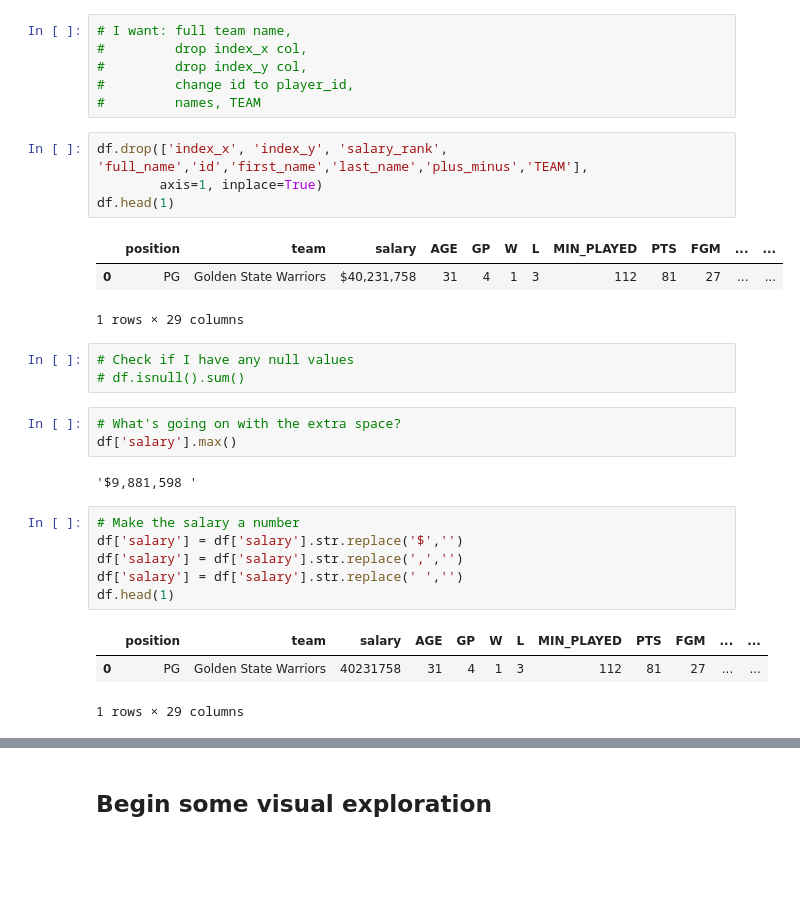
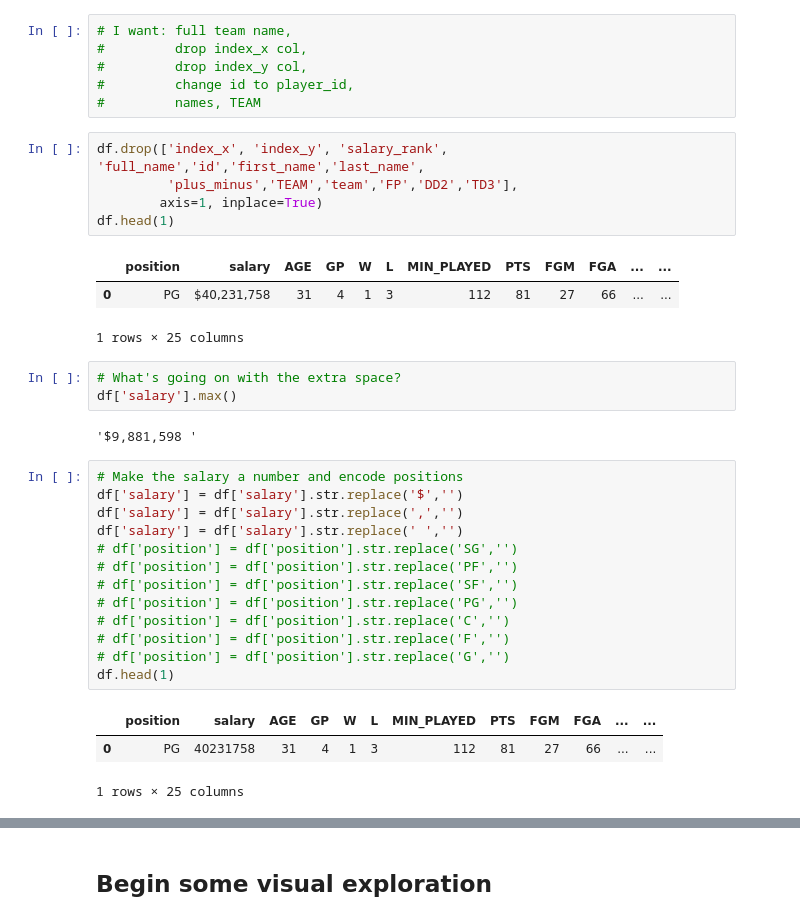
Before and after one commit to jacobpad/jacobpad.github.io, a Jupyter notebook: data/U2_Project_NBA.ipynb, the cells around one changed output, grey strips where cells are left out. Saved outputs shown, nothing was run; the diff lists cells and outputs as text; blank space fills up the shorter version.

```diff
--- a/data/U2_Project_NBA.ipynb
+++ b/data/U2_Project_NBA.ipynb
@@ -180,28 +185,33 @@ df.shape
 #         change id to player_id,
 #         names, TEAM
 # %%
-df.drop(['index_x', 'index_y', 'salary_rank', 'full_name','id','first_name','last_name','plus_minus','TEAM'],
+df.drop(['index_x', 'index_y', 'salary_rank', 'full_name','id','first_name','last_name',
+         'plus_minus','TEAM','team','FP','DD2','TD3'],
         axis=1, inplace=True)
 df.head(1)
 # %% [output]
-|  | position | team | salary | AGE | GP | W | L | MIN_PLAYED | PTS | FGM | ... | ... |
-| 0 | PG | Golden State Warriors | $40,231,758 | 31 | 4 | 1 | 3 | 112 | 81 | 27 | ... | ... |
+|  | position | salary | AGE | GP | W | L | MIN_PLAYED | PTS | FGM | FGA | ... | ... |
+| 0 | PG | $40,231,758 | 31 | 4 | 1 | 3 | 112 | 81 | 27 | 66 | ... | ... |
-1 rows × 29 columns
+1 rows × 25 columns
-# %%
-# Check if I have any null values
-# df.isnull().sum()
 # %%
 # What's going on with the extra space?
 df['salary'].max()
 # %% [output]
 '$9,881,598 '
 # %%
-# Make the salary a number
+# Make the salary a number and encode positions
 df['salary'] = df['salary'].str.replace('$','')
 df['salary'] = df['salary'].str.replace(',','')
 df['salary'] = df['salary'].str.replace(' ','')
+# df['position'] = df['position'].str.replace('SG','')
+# df['position'] = df['position'].str.replace('PF','')
+# df['position'] = df['position'].str.replace('SF','')
+# df['position'] = df['position'].str.replace('PG','')
+# df['position'] = df['position'].str.replace('C','')
+# df['position'] = df['position'].str.replace('F','')
+# df['position'] = df['position'].str.replace('G','')
 df.head(1)
 # %% [output]
-|  | position | team | salary | AGE | GP | W | L | MIN_PLAYED | PTS | FGM | ... | ... |
-| 0 | PG | Golden State Warriors | 40231758 | 31 | 4 | 1 | 3 | 112 | 81 | 27 | ... | ... |
+|  | position | salary | AGE | GP | W | L | MIN_PLAYED | PTS | FGM | FGA | ... | ... |
+| 0 | PG | 40231758 | 31 | 4 | 1 | 3 | 112 | 81 | 27 | 66 | ... | ... |
-1 rows × 29 columns
+1 rows × 25 columns
```
Also changed, not shown: parts of 63 cells of this notebook.
